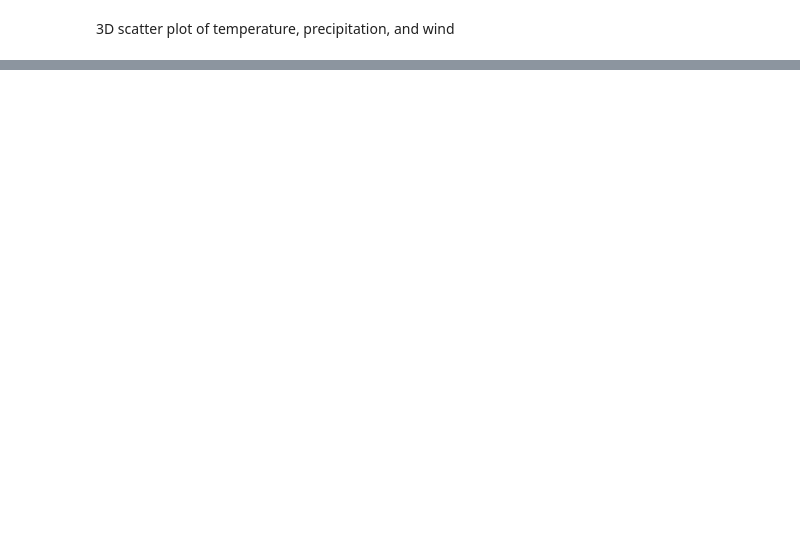
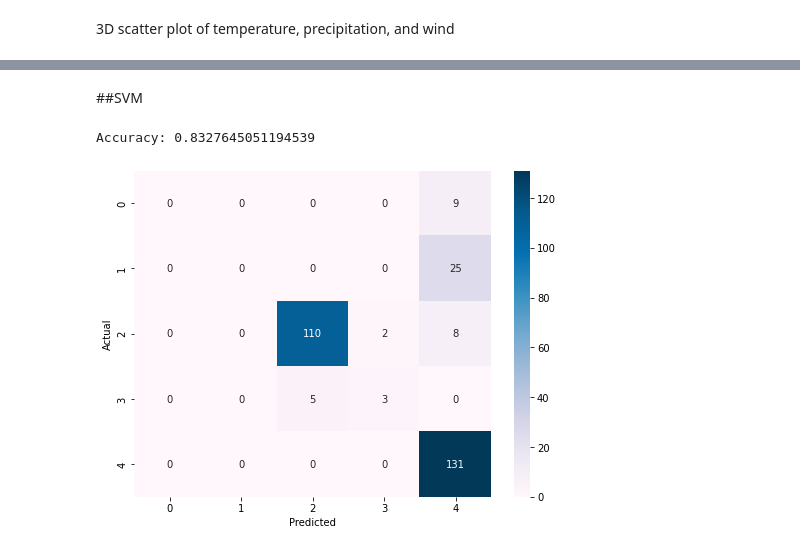
Before and after one commit to helmaft/weather-pr, a Jupyter notebook: weather_predection_project.ipynb, the cells around one changed output, grey strips where cells are left out. Cells and saved outputs as stored; diff of their text form; code cells hidden in the pictures; blank space fills up the shorter version.

```diff
--- a/weather_predection_project.ipynb
+++ b/weather_predection_project.ipynb
@@ -798,0 +580,30 @@ Precision and F-score are ill-defined and being set to 0.0 in labels with no pre
+# %% [markdown]
+##SVM
+# %%
+
+# Split the data into training and testing sets
+X_train, X_test, y_train, y_test = train_test_split(X, y, test_size=0.2, random_state=42)
+
+# Create the SVM model and train it on the training data
+svm_model = SVC(kernel='linear', C=1, gamma='auto')
+svm_model.fit(X_train, y_train)
+
+# Make predictions on the testing data
+y_pred = svm_model.predict(X_test)
+
+# Evaluate the performance of the model
+accuracy = accuracy_score(y_test, y_pred)
+print(f"Accuracy: {accuracy}")
+
+
+#confusion_matrix of SVM
+
+cm = confusion_matrix(y_test, y_pred)
+plt.figure(figsize=(8, 6))
+sns.heatmap(cm, annot=True, cmap='PuBu', fmt='g')
+plt.xlabel('Predicted')
+plt.ylabel('Actual')
+plt.show()
+# %% [output]
+Accuracy: 0.8327645051194539
+[figure, added]
```
Also changed, not shown: parts of 66 cells of this notebook, 2 other files.
